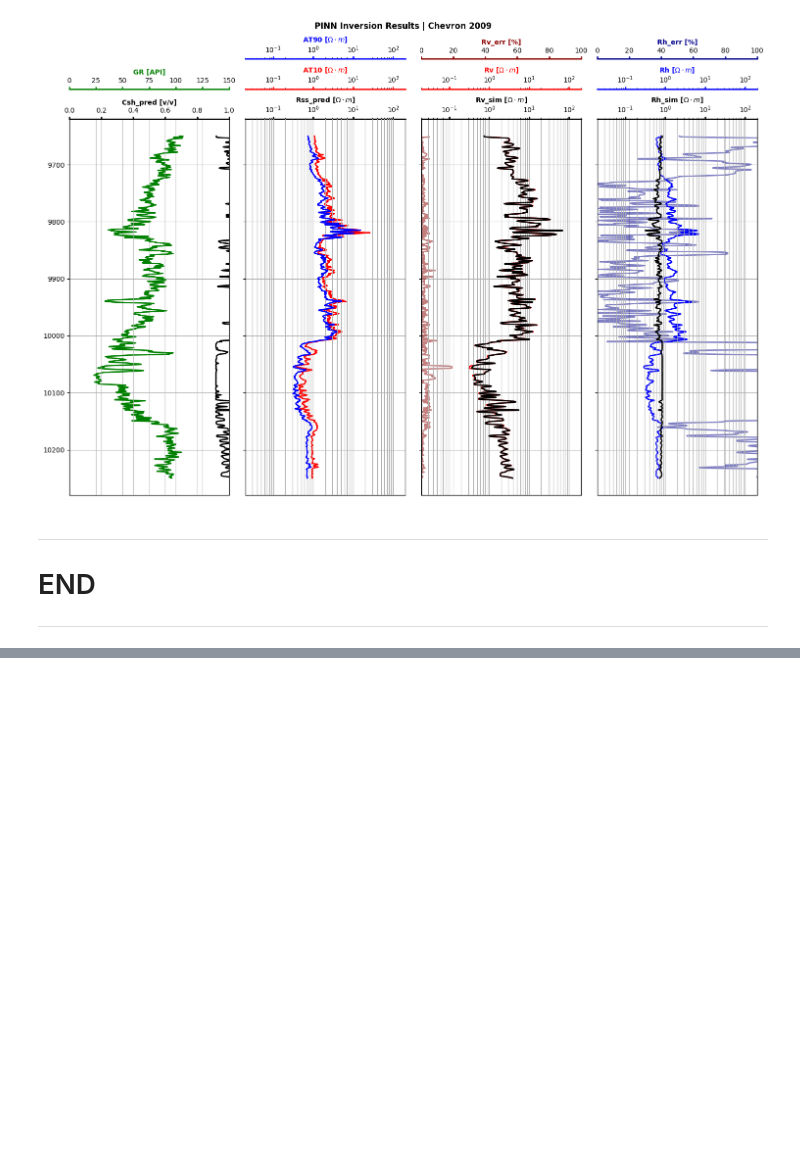
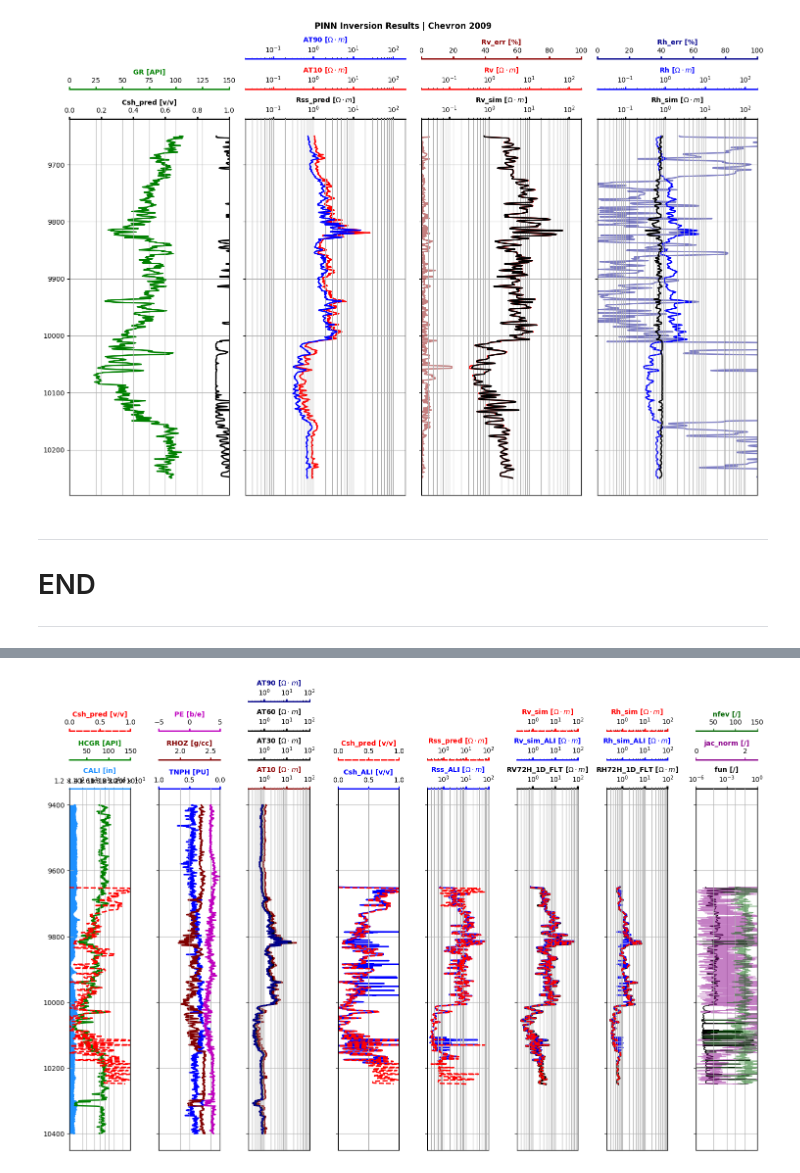
Before and after one commit to misaelmmorales/Anisotropic-Resistivity-Inversion, a Jupyter notebook: main_nb.ipynb, the cells around one changed output, grey strips where cells are left out. Drawn from its saved outputs; the diff is of its cells as text; code cells hidden in the pictures; blank space fills up the shorter version.

```diff
--- a/main_nb.ipynb
+++ b/main_nb.ipynb
@@ -173,0 +183,8 @@ plot_pinn_results(results, subtitle='Chevron 2009')
+# %%
+ali_cg = loadmat('sol.mat', simplify_cells=True)['sol']
+ali_Csh = ali_cg[0,:]
+ali_Rss = ali_cg[1,:]
+print(ali_cg.shape)
+
+ali = pd.read_csv('RVRH.csv', header=None)
+ali.head()
@@ -173,0 +371,3 @@ plot_pinn_results(results, subtitle='Chevron 2009')
+# %%
+df = lasio.read('well1.las').df()
+df.columns
@@ -173,0 +383,55 @@ plot_pinn_results(results, subtitle='Chevron 2009')
+# %%
+d = ali.iloc[1:2156, 0].values
+c = ali.iloc[1:2156, 14].values
+r = ali.iloc[1:2156, 15].values
+ali_sol = pd.DataFrame({'Csh_ALI':c, 'Rss_ALI':r}, index=d)
+ali_sol['Rv_sim_ALI'] = c*Rvsh + (1-c)*r
+ali_sol['Rh_sim_ALI'] = 1/(c/Rhsh + (1-c)/r)
+# %%
+fig, axs = plt.subplots(1, 8, figsize=(15,10), sharey=True)
+ax1, ax2, ax3, ax4, ax5, ax6, ax7, ax8 = axs
+
+ax11, ax12 = ax1.twiny(), ax1.twiny()
+ari.plot_curve(ax1, df, 'CALI', 12, 24, 'dodgerblue', units='in', fill=True, semilog=True, pad=0)
+ari.plot_curve(ax11, df, 'HCGR', 10, 150, 'g', units='API', pad=8)
+ari.plot_curve(ax12, sol, 'Csh_pred', 0, 1, 'r', ls='--', units='v/v', pad=16)
+
+ax21, ax22 = ax2.twiny(), ax2.twiny()
+ari.plot_curve(ax2, df, 'TNPH', 1, 0, 'b', units='PU', pad=0)
+ari.plot_curve(ax21, df, 'RHOZ', 1.65, 2.65, 'maroon', units='g/cc', pad=8)
+ari.plot_curve(ax22, df, 'PE', -5, 5, 'm', units='b/e', pad=16)
+
+ax31, ax32, ax33 = ax3.twiny(), ax3.twiny(), ax3.twiny()
+ari.plot_curve(ax3, df, 'AT10', 0.2, 100, 'darkred', semilog=True, units='$\Omega\cdot m$', pad=0)
+ari.plot_curve(ax31, df, 'AT30', 0.2, 100, 'k', semilog=True, units='$\Omega\cdot m$', pad=8)
+ari.plot_curve(ax32, df, 'AT60', 0.2, 100, 'k', semilog=True, units='$\Omega\cdot m$', pad=16)
+ari.plot_curve(ax33, df, 'AT90', 0.2, 100, 'darkblue', semilog=True, units='$\Omega\cdot m$', pad=24)
+
+ax41 = ax4.twiny()
+ari.plot_curve(ax4, ali_sol, 'Csh_ALI', 0, 1, 'b', units='v/v', pad=0)
+ari.plot_curve(ax41, sol, 'Csh_pred', 0, 1, 'r', ls='--', units='v/v', pad=8)
+
+ax51 = ax5.twiny()
+ari.plot_curve(ax5, ali_sol, 'Rss_ALI', 0.2, 100, 'b', semilog=True, units='$\Omega\cdot m$', pad=0)
+ari.plot_curve(ax51, sol, 'Rss_pred', 0.2, 100, 'r', ls='--', semilog=True, units='$\Omega\cdot m$', pad=8)
+
+ax61, ax62 = ax6.twiny(), ax6.twiny()
+ari.plot_curve(ax6, df, 'RV72H_1D_FLT', 0.2, 100, 'k', s=3, semilog=True, units='$\Omega\cdot m$', pad=0)
+ari.plot_curve(ax61, ali_sol, 'Rv_sim_ALI', 0.2, 100, 'b', semilog=True, units='$\Omega\cdot m$', pad=8)
+ari.plot_curve(ax62, sol, 'Rv_sim', 0.2, 100, 'r', ls='--', semilog=True, units='$\Omega\cdot m$', pad=16)
+
+ax71, ax72 = ax7.twiny(), ax7.twiny()
+ari.plot_curve(ax7, df, 'RH72H_1D_FLT', 0.2, 100, 'k', s=3, semilog=True, units='$\Omega\cdot m$', pad=0)
+ari.plot_curve(ax71, ali_sol, 'Rh_sim_ALI', 0.2, 100, 'b', semilog=True, units='$\Omega\cdot m$', pad=8)
+ari.plot_curve(ax72, sol, 'Rh_sim', 0.2, 100, 'r', ls='--', semilog=True, units='$\Omega\cdot m$', pad=16)
+
+ax81, ax82 = ax8.twiny(), ax8.twiny()
+ari.plot_curve(ax8, sol, 'fun', 1e-6, 1e0, 'k', s=1, semilog=True, units='/', pad=0)
+ari.plot_curve(ax81, sol, 'jac_norm', 0, 2.5, 'darkmagenta', s=1, units='/', pad=8, alpha=0.5)
+ari.plot_curve(ax82, sol, 'nfev', 10, 150, 'darkgreen', s=1, units='/', pad=16, alpha=0.5)
+
+ax1.invert_yaxis()
+plt.tight_layout()
+plt.show()
+# %% [output]
+[figure, added]
```
Also changed, not shown: parts of 10 cells of this notebook, 4 other files.
